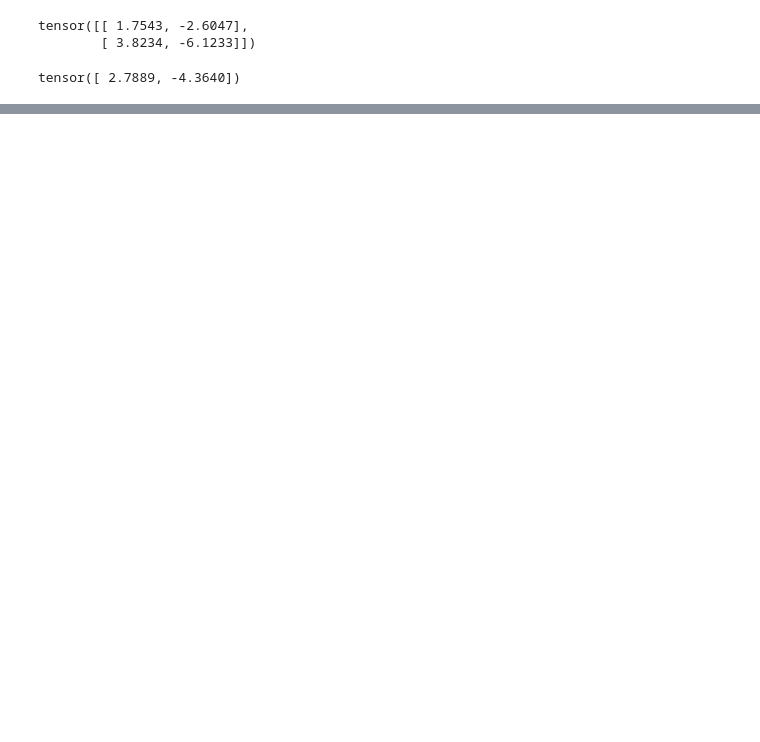
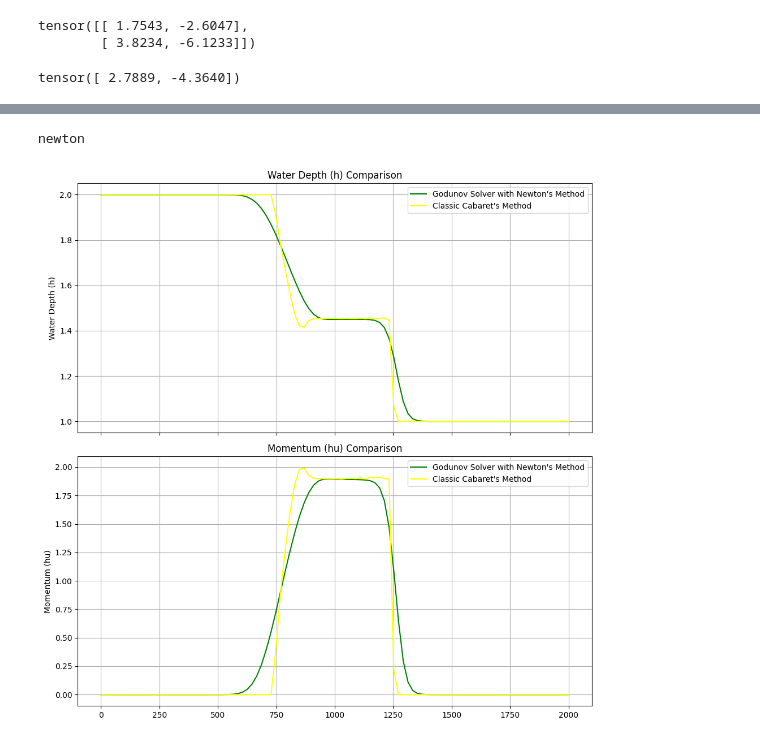
Before and after one commit to PetrovTimur/Riemann, a Jupyter notebook: train.ipynb, the cells around one changed output, grey strips where cells are left out. Drawn from its saved outputs; the diff is of its cells as text; code cells hidden in the pictures; blank space fills up the shorter version.

```diff
--- a/train.ipynb
+++ b/train.ipynb
@@ -475,0 +311,2 @@ def godunov_shallow_water(h, hu, dx, dt, iter=0, g=9.81):
+# %%
+model = None
@@ -575,0 +384,9 @@ plt.show()
+# %%
+new_h = np.zeros((2 * h.shape[0] - 1))
+new_hu = np.zeros((2 * hu.shape[0] - 1))
+
+new_h[::2] = h
+new_h[1::2] = (h[:-1] + h[1:]) // 2
+
+new_hu[::2] = hu
+new_hu[1::2] = (hu[:-1] + hu[1:]) // 2
@@ -575,0 +409,52 @@ plt.show()
+# %%
+# h_approx, hu_approx = compute(h, hu, solver=0)
+# h_iter, hu_iter = compute(h, hu, solver_scheme='godunov_iter')
+h_newton, hu_newton = compute(h.copy(), hu.copy(), solver_scheme='godunov_newton')
+# print('------------')
+h_cabaret, hu_cabaret = compute(new_h.copy(), new_hu.copy(), solver_scheme='cabaret_classic')
+# h_cabaret_nn, hu_cabaret_nn = compute(new_h.copy(), new_hu.copy(), solver_scheme='cabaret_nn')
+# h_nn, hu_nn = compute(h, hu, solver_scheme='godunov_nn')
+# Add a call to the cabaret solver
+# h_cabaret, hu_cabaret = compute(h, hu, solver_scheme='cabaret')
+
+
+# Plot final results using subplots
+x = np.linspace(0, L, nx)
+
+fig, axes = plt.subplots(2, 1, figsize=(10, 10), sharex=True)
+
+# Plot water depth (h)
+# axes[0].plot(x, h_approx, label='Approximate Solve', linestyle='-', color='blue')
+# axes[0].plot(x, h_iter, label='Iterative Solver', linestyle='-', color='orange')
+axes[0].plot(x, h_newton, label='Godunov Solver with Newton\'s Method', linestyle='-', color='green')
+axes[0].plot(x, h_cabaret[::2], label='Classic Cabaret\'s Method', linestyle='-', color='yellow')
+# axes[0].plot(x, h_cabaret_nn[::2], label='NN Cabaret\'s Method', linestyle='-', color='blue')
+# axes[0].plot(x, h_nn, label='NN', linestyle='-', color='red')
+axes[0].set_ylabel('Water Depth (h)')
+axes[0].legend()
+axes[0].grid()
+axes[0].set_title('Water Depth (h) Comparison')
+
+# Plot momentum (hu)
+# axes[1].plot(x, hu_approx, label='Approximate Solver', linestyle='-', color='blue')
+# axes[1].plot(x, hu_iter, label='Iterative Solver', linestyle='-', color='orange')
+axes[1].plot(x, hu_newton, label='Godunov Solver with Newton\'s Method', linestyle='-', color='green')
+axes[1].plot(x, hu_cabaret[::2], label='Classic Cabaret\'s Method', linestyle='-', color='yellow')
+# axes[1].plot(x, hu_cabaret_nn[::2], label='NN Cabaret\'s Method', linestyle='-', color='xkcd:sky blue')
+# axes[1].plot(x, hu_nn, label='NN', linestyle='-', color='red')
+axes[1].set_ylabel('Momentum (hu)')
+axes[1].legend()
+axes[1].grid()
+axes[1].set_title('Momentum (hu) Comparison')
+
+# Adjust layout
+plt.tight_layout()
+
+
+# Save the plot as a PNG file
+plt.savefig('myplot.png')
+
+plt.show()
+# %% [output]
+newton
+[figure, added]
```
Also changed, not shown: parts of 15 cells of this notebook.
